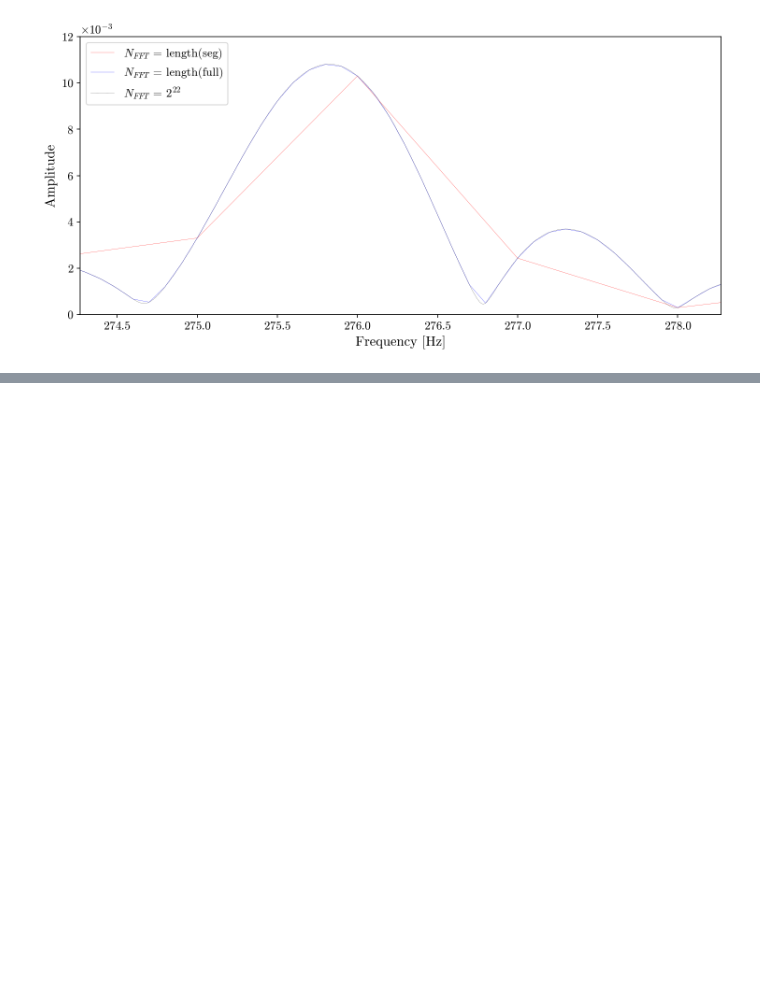
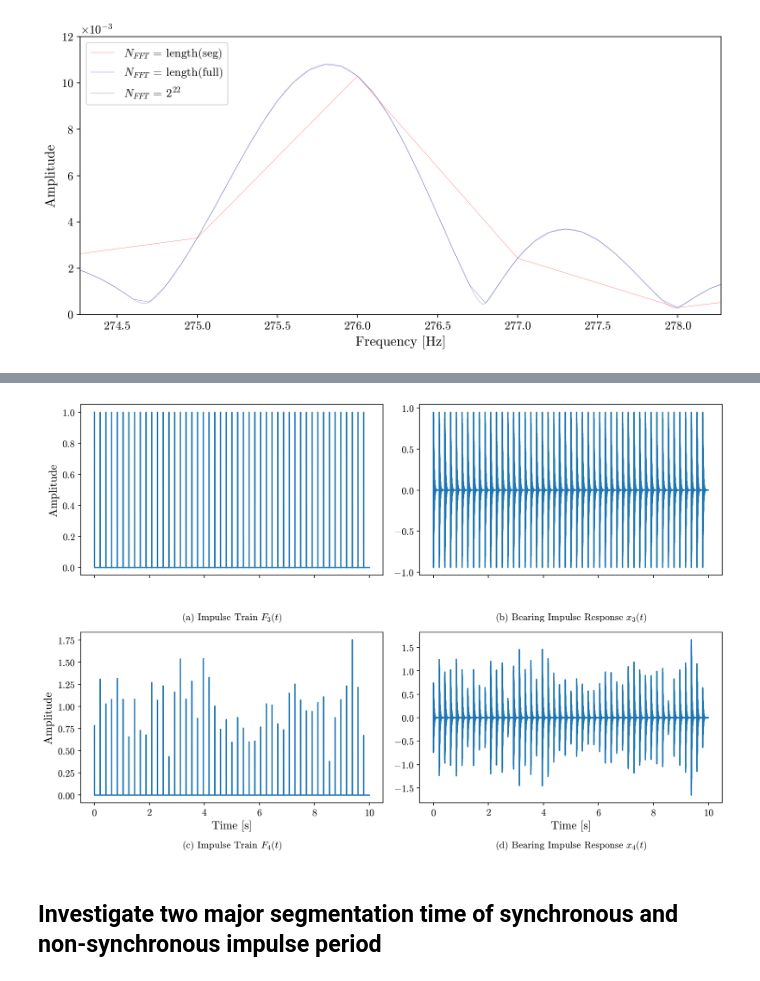
Before and after one commit to AyomideOsetoba/Uncertainty_Induced_Parameters_in_Envelope-Analysis, a Jupyter notebook: ses_pipeline_example.ipynb, the cells around one changed output, grey strips where cells are left out. Saved outputs shown, nothing was run; the diff lists cells and outputs as text; code cells hidden in the pictures; blank space fills up the shorter version.

Commit message:
Integrated simulated window-length/NFFT analysis and improved example notebook

```diff
--- a/ses_pipeline_example.ipynb
+++ b/ses_pipeline_example.ipynb
@@ -634,0 +684,47 @@ plt.show()
+# %%
+
+def plot_impulse_trains_and_responses(t, x_cases, y_cases, case_indices=(2, 3)):
+    """Plot impulse trains and responses for selected simulated cases."""
+    fig, axes = plt.subplots(2, 2, figsize=(12, 8), sharex=True)
+    axes = axes.reshape(2, 2)
+
+    labels = [
+        r"(a) Impulse Train $F_3(t)$",
+        r"(b) Bearing Impulse Response $x_3(t)$",
+        r"(c) Impulse Train $F_4(t)$",
+        r"(d) Bearing Impulse Response $x_4(t)$",
+    ]
+
+    for row, case_idx in enumerate(case_indices):
+        ax_imp = axes[row, 0]
+        ax_imp.plot(t, x_cases[case_idx], lw=1.5)
+        ax_imp.set_ylabel("Amplitude")
+        if row == 1:
+            ax_imp.set_xlabel("Time [s]")
+
+        ax_resp = axes[row, 1]
+        ax_resp.plot(t, y_cases[case_idx], lw=1.5)
+        if row == 1:
+            ax_resp.set_xlabel("Time [s]")
+
+    for i in range(2):
+        for j in range(2):
+            idx = i * 2 + j
+            axes[i, j].text(
+                0.5,
+                -0.25,
+                labels[idx],
+                ha="center",
+                va="center",
+                transform=axes[i, j].transAxes,
+                fontsize=12,
+            )
+
+    fig.tight_layout()
+    plt.show()
+
+plot_impulse_trains_and_responses(t_sim, x_cases_sim, y_cases_sim, case_indices=(0, 1))
+# %% [output]
+[figure, added]
+# %% [markdown]
+## Investigate two major segmentation time of synchronous and non-synchronous impulse period
```
Also changed, not shown: parts of 8 cells of this notebook, 3 other files.
